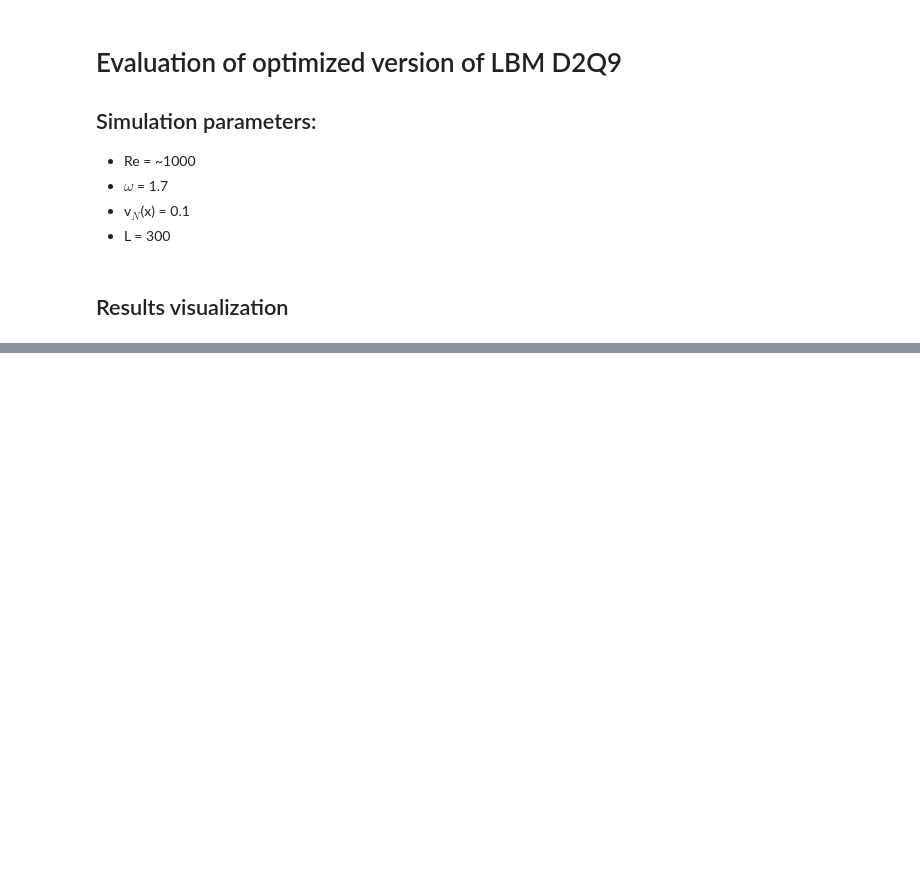
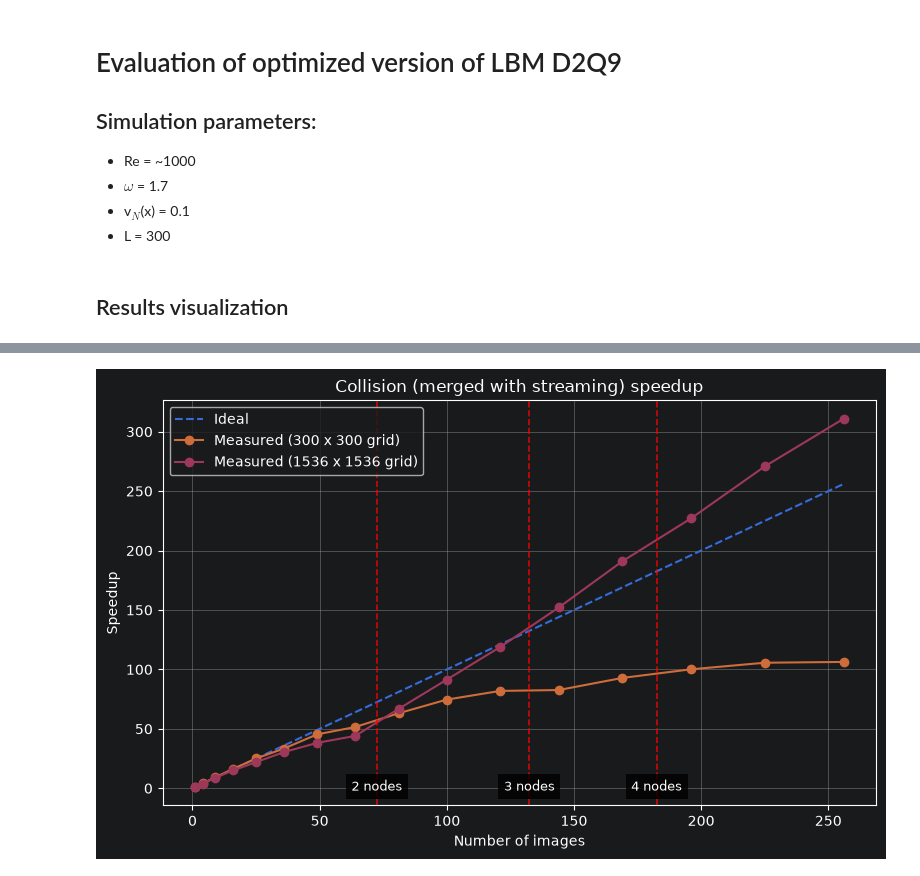
Before and after one commit to FranekM/Lattice-Boltzmann-D2Q9-Solver-in-Fortran, a Jupyter notebook: eval/evaluation.ipynb, the cells around one changed output, grey strips where cells are left out. Saved outputs shown, nothing was run; the diff lists cells and outputs as text; code cells hidden in the pictures; blank space fills up the shorter version.

```diff
--- a/eval/evaluation.ipynb
+++ b/eval/evaluation.ipynb
@@ -189,0 +216,32 @@ plt.show()
+# %%
+# Collision speedup
+plt.figure(figsize=(8, 5))
+
+plt.plot(avg['n'], avg['n'], "--", label="Ideal")
+
+speedup = float(avg300[avg300['n'] == 1]['collision'].values[0]) / avg300['collision']
+plt.plot(avg300['n'], speedup, "o-", label="Measured (300 x 300 grid)")
+
+speedup = float(avg[avg['n'] == 1]['collision'].values[0]) / avg['collision']
+plt.plot(avg['n'], speedup, "o-", label="Measured (1536 x 1536 grid)")
+
+
+node_limits = [
+    (72.5,  "2 nodes"),
+    (132.5, "3 nodes"),
+    (182.5, "4 nodes")
+]
+y_max = plt.ylim()[0] + 10
+for x, label in node_limits:
+    plt.axvline(x=x, color="red", linestyle="--", linewidth=1.2, alpha=0.8)
+    plt.text(x=x, y=y_max, s=label, rotation=0, ha="center", va="bottom", fontsize=9, bbox=dict(facecolor="black", edgecolor="none", alpha=0.8))
+
+plt.xlabel("Number of images")
+plt.ylabel("Speedup")
+plt.title("Collision (merged with streaming) speedup")
+plt.grid(True)
+plt.legend()
+plt.tight_layout()
+plt.show()
+# %% [output]
+[figure, added]
```
Also changed, not shown: parts of 23 cells of this notebook, 1 other file.
